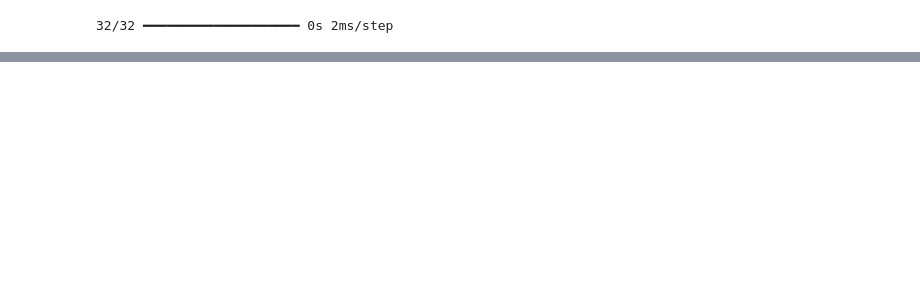
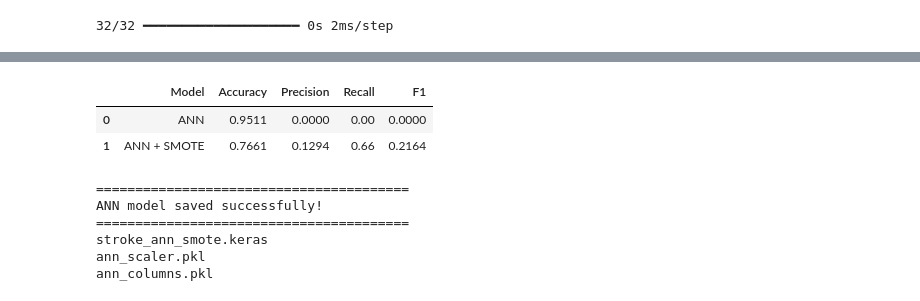
Before and after one commit to bn1ce/stroke_prediction, a Jupyter notebook: ANN.ipynb, the cells around one changed output, grey strips where cells are left out. Cells and saved outputs as stored; diff of their text form; code cells hidden in the pictures; blank space fills up the shorter version.

```diff
--- a/ANN.ipynb
+++ b/ANN.ipynb
@@ -789,0 +798,49 @@ ann_columns.pkl
+# %%
+comparison = pd.DataFrame({
+    'Model': ['ANN', 'ANN + SMOTE'],
+    'Accuracy': [ann_accuracy, ann_smote_accuracy],
+    'Precision': [ann_precision, ann_smote_precision],
+    'Recall': [ann_recall, ann_smote_recall],
+    'F1': [ann_f1, ann_smote_f1]
+})
+
+comparison.round(4)
+# %% [output]
+|  | Model | Accuracy | Precision | Recall | F1 |
+| 0 | ANN | 0.9511 | 0.0000 | 0.00 | 0.0000 |
+| 1 | ANN + SMOTE | 0.7661 | 0.1294 | 0.66 | 0.2164 |
+# %%
+import joblib
+
+# ==========================================
+# SAVE FINAL ANN + SMOTE MODEL
+# ==========================================
+
+# 1. Save trained Keras ANN model
+model_smote.save("stroke_ann_smote.keras")
+
+# 2. Save the MinMaxScaler
+joblib.dump(
+    scaler,
+    "ann_scaler.pkl"
+)
+
+# 3. Save the exact feature columns and order
+joblib.dump(
+    list(X_train.columns),
+    "ann_columns.pkl"
+)
+
+print("========================================")
+print("ANN model saved successfully!")
+print("========================================")
+print("stroke_ann_smote.keras")
+print("ann_scaler.pkl")
+print("ann_columns.pkl")
+# %% [output]
+========================================
+ANN model saved successfully!
+========================================
+stroke_ann_smote.keras
+ann_scaler.pkl
+ann_columns.pkl
```
Also changed, not shown: parts of 36 cells of this notebook, 4 other files.
